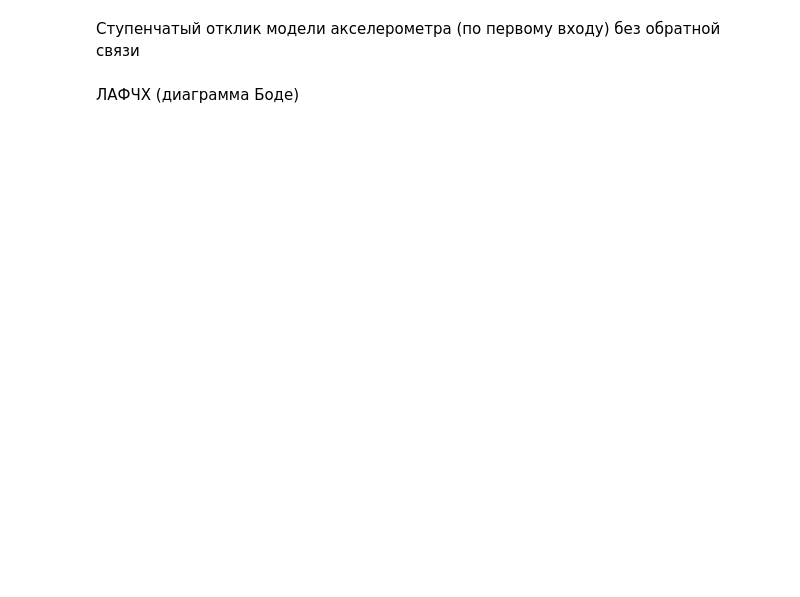
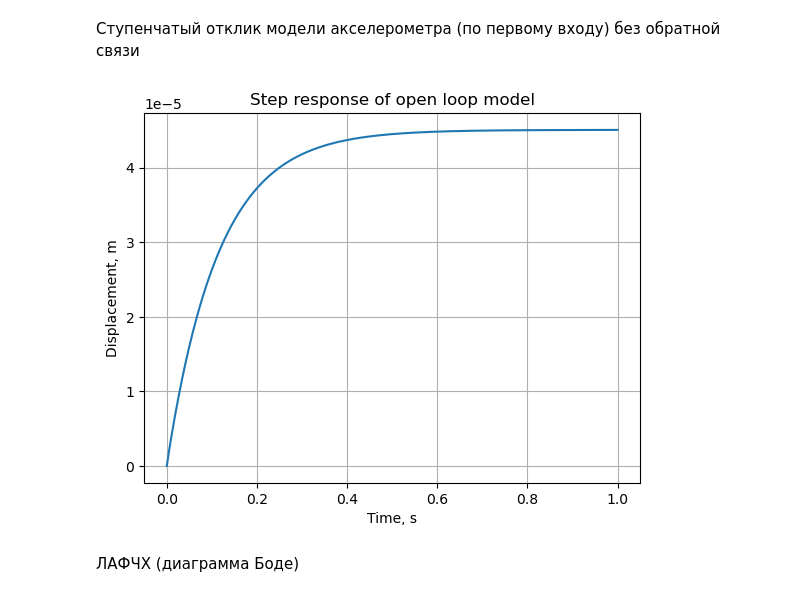
Before and after one commit to ridaktor/Closed-loop-accelerometer-model, a Jupyter notebook: Closed-loop-accelerometer-model.ipynb, the cells around one changed output. Saved outputs shown, nothing was run; the diff lists cells and outputs as text; code cells hidden in the pictures; blank space fills up the shorter version.

```diff
--- a/Closed-loop-accelerometer-model.ipynb
+++ b/Closed-loop-accelerometer-model.ipynb
@@ -329,14 +335,16 @@ mechanics_ss
 # %% [markdown]
 Ступенчатый отклик модели акселерометра (по первому входу) без обратной связи
 # %%
-t = numpy.arange(0, 5+1e-5, 1e-5)
+t = numpy.arange(0, 1+1e-5, 1e-5)
 _, y = control.step_response(mechanics_ss[0,0], T=t)
 plt.plot(t, y)
 plt.title('Step response of open loop model')
 plt.ylabel('Displacement, m')
 plt.xlabel('Time, s')
 plt.grid()
 plt.show()
+# %% [output]
+[figure, added]
 # %% [markdown]
 ЛАФЧХ (диаграмма Боде)
 # %%
```
Also changed, not shown: parts of 19 cells of this notebook, 1 other file.
